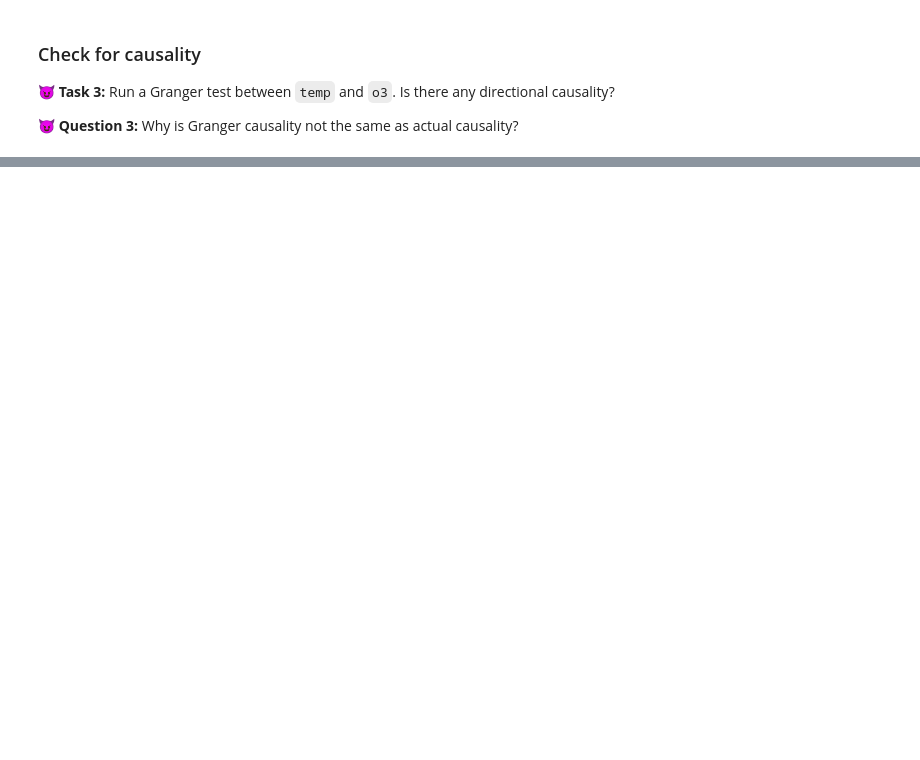
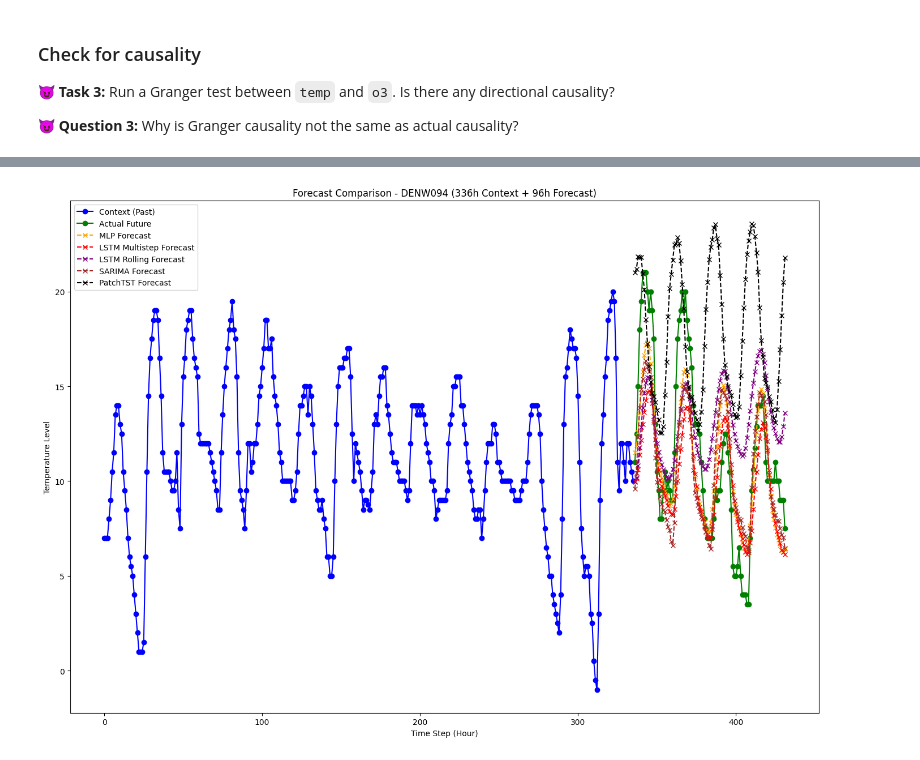
Before and after one commit to engelsm/mless_fork, a Jupyter notebook: homework2/7_multi_model_plotting.ipynb, the cells around one changed output, grey strips where cells are left out. Cells and saved outputs as stored; diff of their text form; code cells hidden in the pictures; blank space fills up the shorter version.

Commit message:
nice comparison

```diff
--- a/homework2/7_multi_model_plotting.ipynb
+++ b/homework2/7_multi_model_plotting.ipynb
@@ -129,0 +56,28 @@ Warning: Actual values differ slightly across MLP, LSTM, and SARIMA
+# %%
+context_window = 336
+prediction_horizon = 96
+
+plt.figure(figsize=(14, 10))
+
+# Plot the context (past 336h)
+plt.plot(range(context_window), X_test_sample, label="Context (Past)", color="blue", marker="o")
+
+# Plot the actual future (true values)
+plt.plot(range(context_window, context_window + prediction_horizon), y_test_sample, label="Actual Future", color="green", marker="o")
+
+# Plot all model forecasts
+plt.plot(range(context_window, context_window + prediction_horizon), forecasts["MLP"], label="MLP Forecast", linestyle="--", color="orange", marker="x")
+plt.plot(range(context_window, context_window + prediction_horizon), forecasts["LSTM_multistep"], label="LSTM Multistep Forecast", linestyle="--", color="red", marker="x")
+plt.plot(range(context_window, context_window + prediction_horizon), forecasts["LSTM_rollingonestep"], label="LSTM Rolling Forecast", linestyle="--", color="purple", marker="x")
+plt.plot(range(context_window, context_window + prediction_horizon), forecasts["SARIMA"], label="SARIMA Forecast", linestyle="--", color="brown", marker="x")
+plt.plot(range(context_window, context_window + prediction_horizon), forecasts["PatchTST"], label="PatchTST Forecast", linestyle="--", color="black", marker="x")
+
+# Plot details
+plt.title("Forecast Comparison - DENW094 (336h Context + 96h Forecast)")
+plt.xlabel("Time Step (Hour)")
+plt.ylabel("Temperature Level")
+plt.legend()
+plt.tight_layout()
+plt.show()
+# %% [output]
+[figure, added]
```
Also changed, not shown: parts of 5 cells of this notebook.
